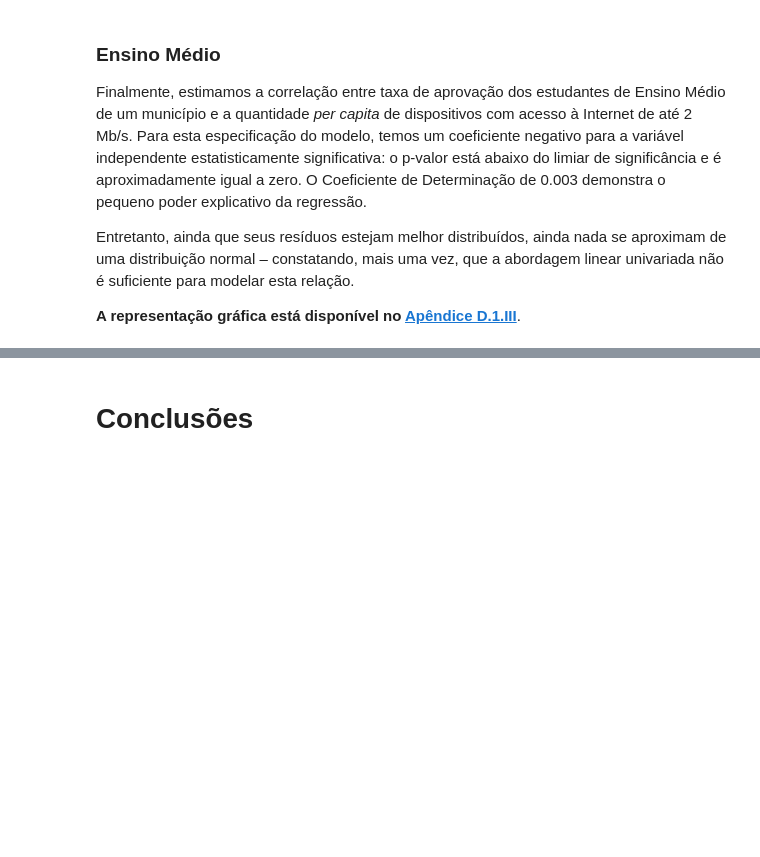
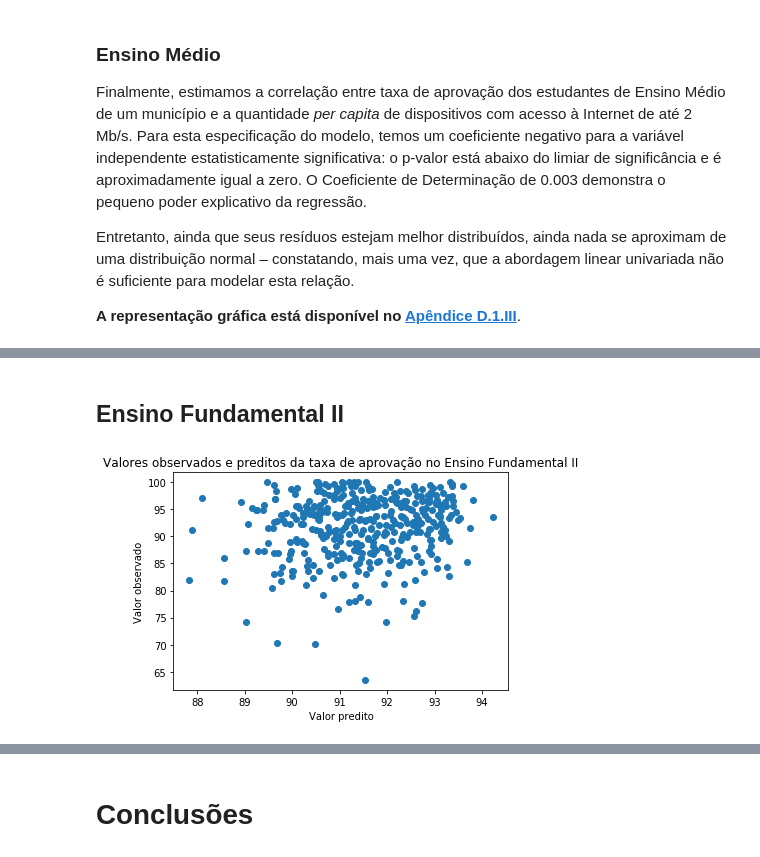
Before and after one commit to guilhermeolivsilva/tp-icd, a Jupyter notebook: trabalho_pratico.ipynb, the cells around one changed output, grey strips where cells are left out. Saved outputs shown, nothing was run; the diff lists cells and outputs as text; code cells hidden in the pictures; blank space fills up the shorter version.

```diff
--- a/trabalho_pratico.ipynb
+++ b/trabalho_pratico.ipynb
@@ -318,0 +444,6 @@ Os resultados e conclusões são apresentados a seguir.
+# %% [markdown]
+## Ensino Fundamental II
+# %%
+linear_regression.get_forecast_plot(dataset_train, dataset_validation, 'ef_2')
+# %% [output]
+[figure, added]
```
Also changed, not shown: parts of 87 cells of this notebook, 1 other file.
